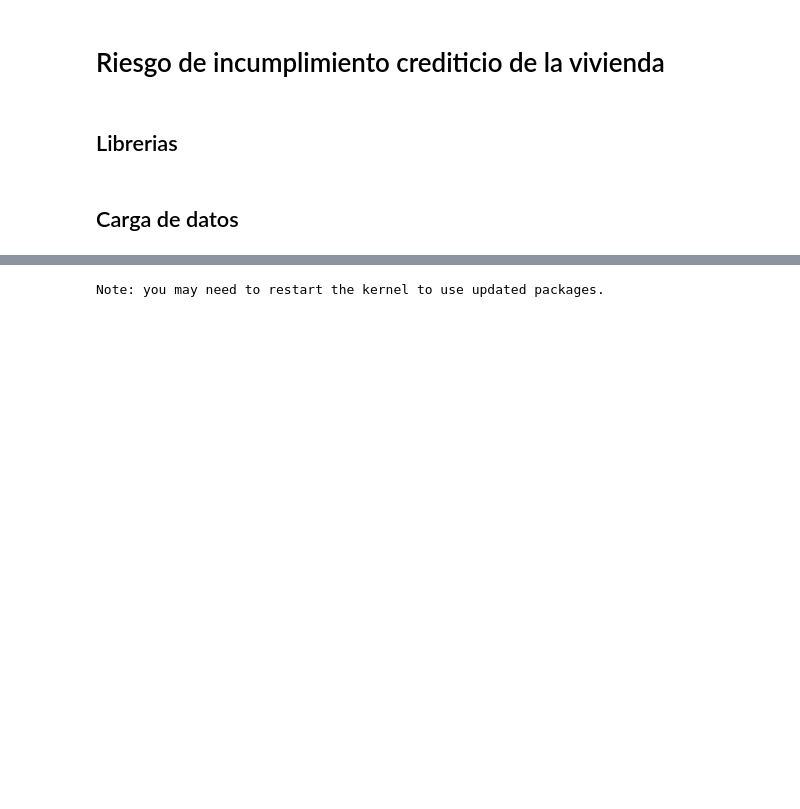
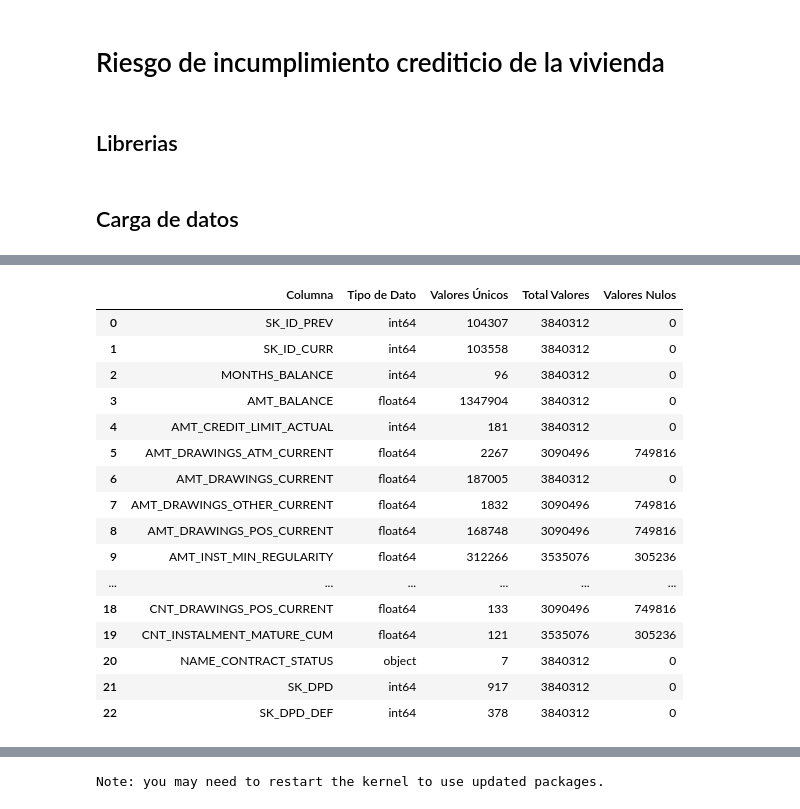
Before and after one commit to davidsosaolea/Home_Credit_Default_Risk, a Jupyter notebook: EDA_Home_Credit_Default_Risk.ipynb, the cells around one changed output, grey strips where cells are left out. Cells and saved outputs as stored; diff of their text form; code cells hidden in the pictures; blank space fills up the shorter version.

```diff
--- a/EDA_Home_Credit_Default_Risk.ipynb
+++ b/EDA_Home_Credit_Default_Risk.ipynb
@@ -18,0 +92,20 @@ previous_application = pd.read_csv('data/previous_application.csv')
+# %%
+obtener_resumen_valores_unicos(credit_card_balance)
+# %% [output]
+|  | Columna | Tipo de Dato | Valores Únicos | Total Valores | Valores Nulos |
+| 0 | SK_ID_PREV | int64 | 104307 | 3840312 | 0 |
+| 1 | SK_ID_CURR | int64 | 103558 | 3840312 | 0 |
+| 2 | MONTHS_BALANCE | int64 | 96 | 3840312 | 0 |
+| 3 | AMT_BALANCE | float64 | 1347904 | 3840312 | 0 |
+| 4 | AMT_CREDIT_LIMIT_ACTUAL | int64 | 181 | 3840312 | 0 |
+| 5 | AMT_DRAWINGS_ATM_CURRENT | float64 | 2267 | 3090496 | 749816 |
+| 6 | AMT_DRAWINGS_CURRENT | float64 | 187005 | 3840312 | 0 |
+| 7 | AMT_DRAWINGS_OTHER_CURRENT | float64 | 1832 | 3090496 | 749816 |
+| 8 | AMT_DRAWINGS_POS_CURRENT | float64 | 168748 | 3090496 | 749816 |
+| 9 | AMT_INST_MIN_REGULARITY | float64 | 312266 | 3535076 | 305236 |
+| ... | ... | ... | ... | ... | ... |
+| 18 | CNT_DRAWINGS_POS_CURRENT | float64 | 133 | 3090496 | 749816 |
+| 19 | CNT_INSTALMENT_MATURE_CUM | float64 | 121 | 3535076 | 305236 |
+| 20 | NAME_CONTRACT_STATUS | object | 7 | 3840312 | 0 |
+| 21 | SK_DPD | int64 | 917 | 3840312 | 0 |
+| 22 | SK_DPD_DEF | int64 | 378 | 3840312 | 0 |
```
Also changed, not shown: parts of 11 cells of this notebook, 2 other files.
